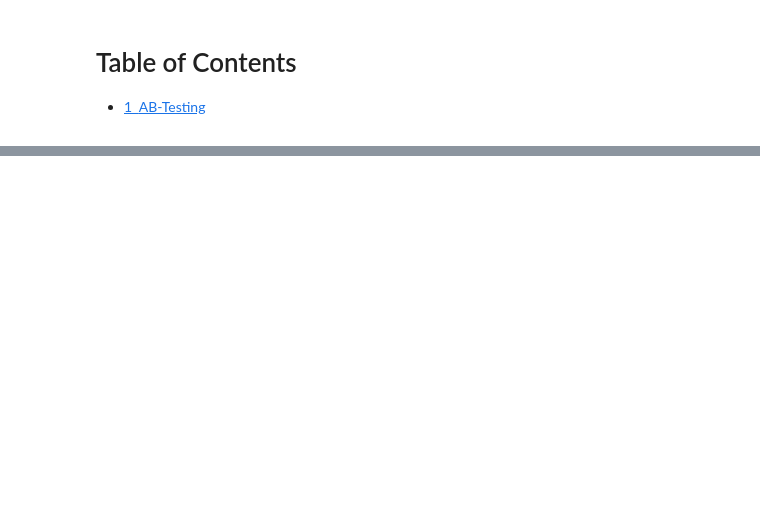
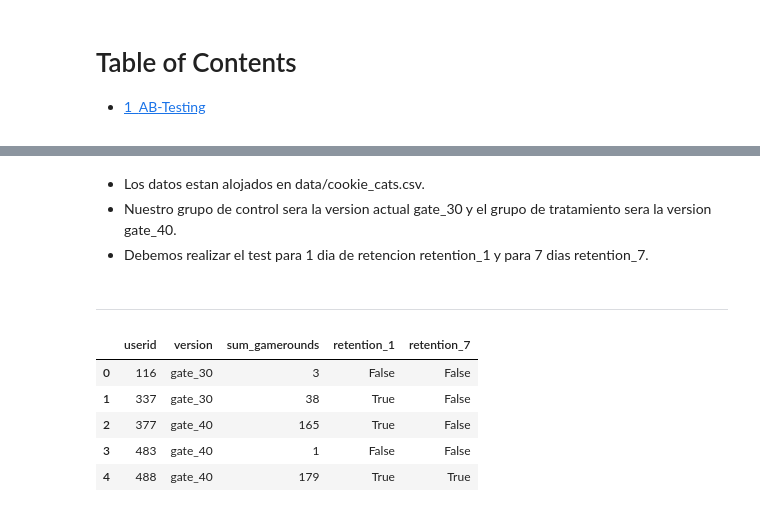
Before and after one commit to Ironhack-Data-Madrid-Octubre-2023/6.4-lab_ab_testing, a Jupyter notebook: lab-ab-test.ipynb, the cells around one changed output, grey strips where cells are left out. Cells and saved outputs as stored; diff of their text form; code cells hidden in the pictures; blank space fills up the shorter version.

```diff
--- a/lab-ab-test.ipynb
+++ b/lab-ab-test.ipynb
@@ -25,0 +32,6 @@ import pylab as plt
+# %% [markdown]
+- Los datos estan alojados en data/cookie_cats.csv.
+- Nuestro grupo de control sera la version actual gate_30 y el grupo de tratamiento sera la version gate_40.
+- Debemos realizar el test para 1 dia de retencion retention_1 y para 7 dias retention_7.
+# %% [markdown]
+---
@@ -25,0 +43,11 @@ import pylab as plt
+# %%
+# datos
+cats_game = pd.read_csv('data/cookie_cats.csv')
+cats_game.head()
+# %% [output]
+|  | userid | version | sum_gamerounds | retention_1 | retention_7 |
+| 0 | 116 | gate_30 | 3 | False | False |
+| 1 | 337 | gate_30 | 38 | True | False |
+| 2 | 377 | gate_40 | 165 | True | False |
+| 3 | 483 | gate_40 | 1 | False | False |
+| 4 | 488 | gate_40 | 179 | True | True |
```
Also changed, not shown: parts of 39 cells of this notebook.
